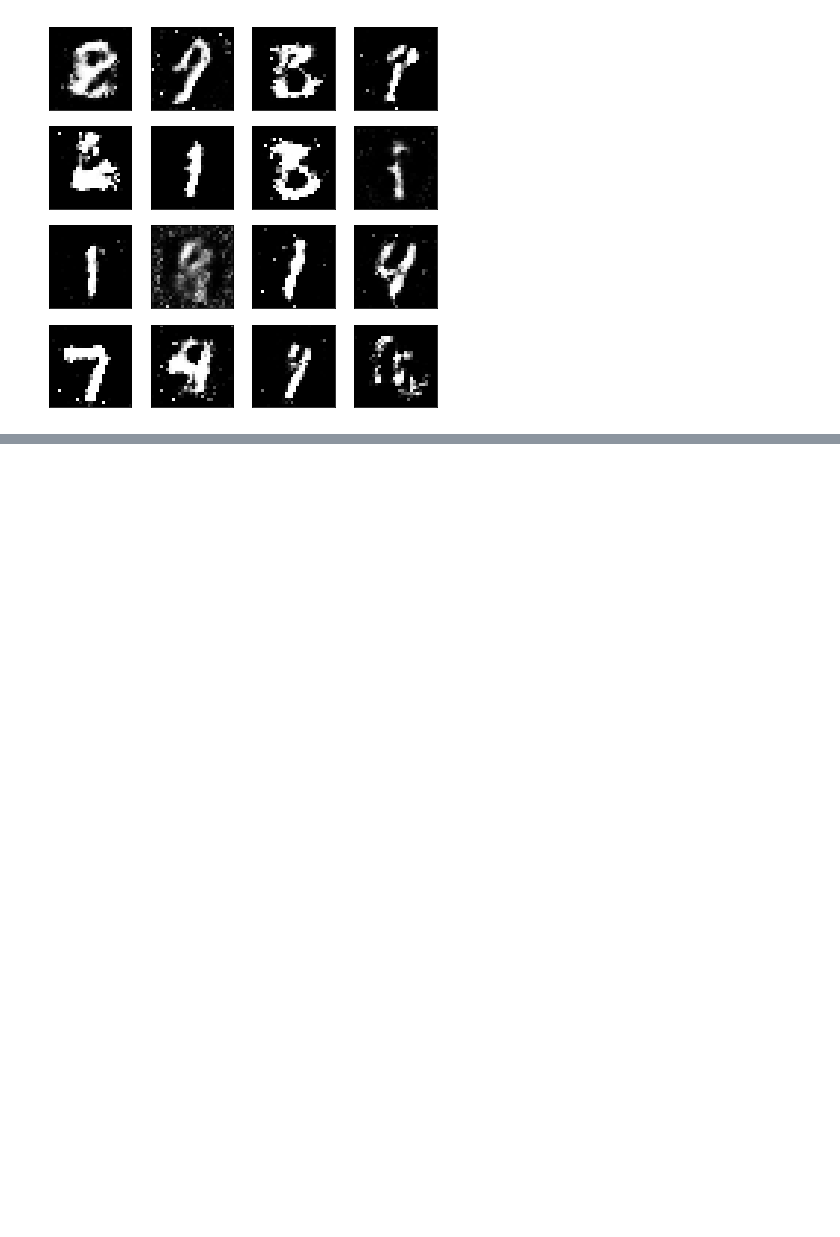
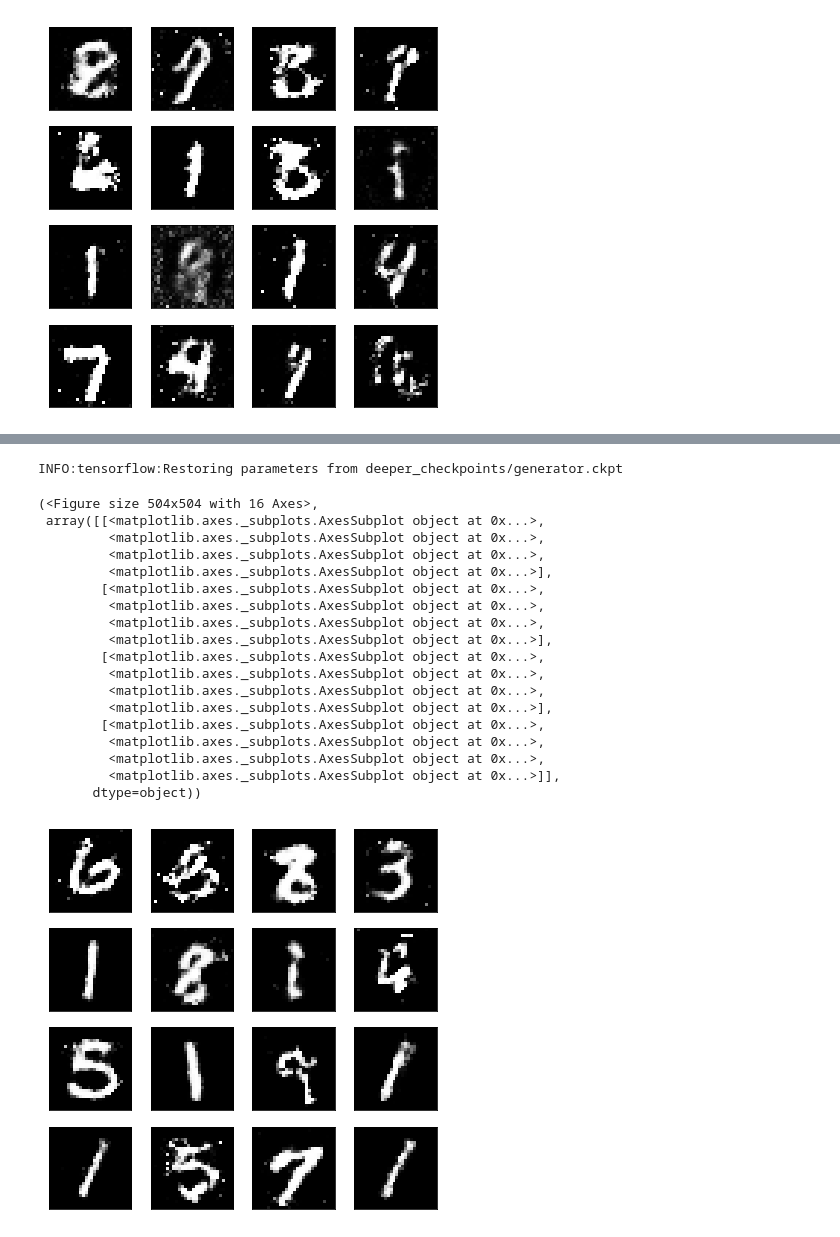
Before and after one commit to vilacham/gan_dlnd, a Jupyter notebook: gan_mnist/Intro_to_GANs_Exercises.ipynb, the cells around one changed output, grey strips where cells are left out. Saved outputs shown, nothing was run; the diff lists cells and outputs as text; code cells hidden in the pictures; blank space fills up the shorter version.

```diff
--- a/gan_mnist/Intro_to_GANs_Exercises.ipynb
+++ b/gan_mnist/Intro_to_GANs_Exercises.ipynb
@@ -402,0 +633,30 @@ INFO:tensorflow:Restoring parameters from checkpoints/generator.ckpt
+# %%
+saver = tf.train.Saver(var_list=g_vars)
+with tf.Session() as sess:
+    saver.restore(sess, tf.train.latest_checkpoint('deeper_checkpoints'))
+    sample_z = np.random.uniform(-1, 1, size=(16, z_size))
+    gen_samples = sess.run(
+                   deeper_generator(input_z, input_size, reuse=True),
+                   feed_dict={input_z: sample_z})
+view_samples(0, [gen_samples])
+# %% [output]
+INFO:tensorflow:Restoring parameters from deeper_checkpoints/generator.ckpt
+(<Figure size 504x504 with 16 Axes>,
+ array([[<matplotlib.axes._subplots.AxesSubplot object at 0x...>,
+         <matplotlib.axes._subplots.AxesSubplot object at 0x...>,
+         <matplotlib.axes._subplots.AxesSubplot object at 0x...>,
+         <matplotlib.axes._subplots.AxesSubplot object at 0x...>],
+        [<matplotlib.axes._subplots.AxesSubplot object at 0x...>,
+         <matplotlib.axes._subplots.AxesSubplot object at 0x...>,
+         <matplotlib.axes._subplots.AxesSubplot object at 0x...>,
+         <matplotlib.axes._subplots.AxesSubplot object at 0x...>],
+        [<matplotlib.axes._subplots.AxesSubplot object at 0x...>,
+         <matplotlib.axes._subplots.AxesSubplot object at 0x...>,
+         <matplotlib.axes._subplots.AxesSubplot object at 0x...>,
+         <matplotlib.axes._subplots.AxesSubplot object at 0x...>],
+        [<matplotlib.axes._subplots.AxesSubplot object at 0x...>,
+         <matplotlib.axes._subplots.AxesSubplot object at 0x...>,
+         <matplotlib.axes._subplots.AxesSubplot object at 0x...>,
+         <matplotlib.axes._subplots.AxesSubplot object at 0x...>]],
+       dtype=object))
+[figure, added]
```
Also changed, not shown: parts of 13 cells of this notebook, 5 other files.
